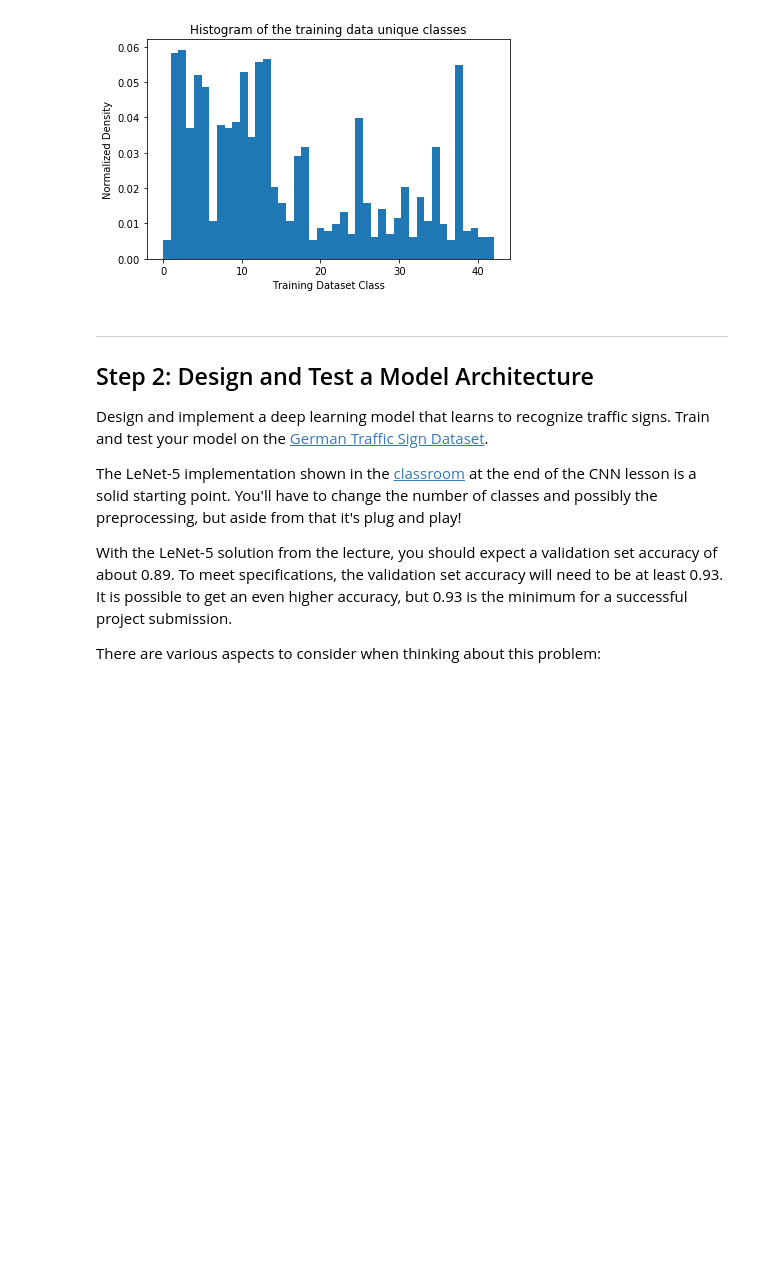
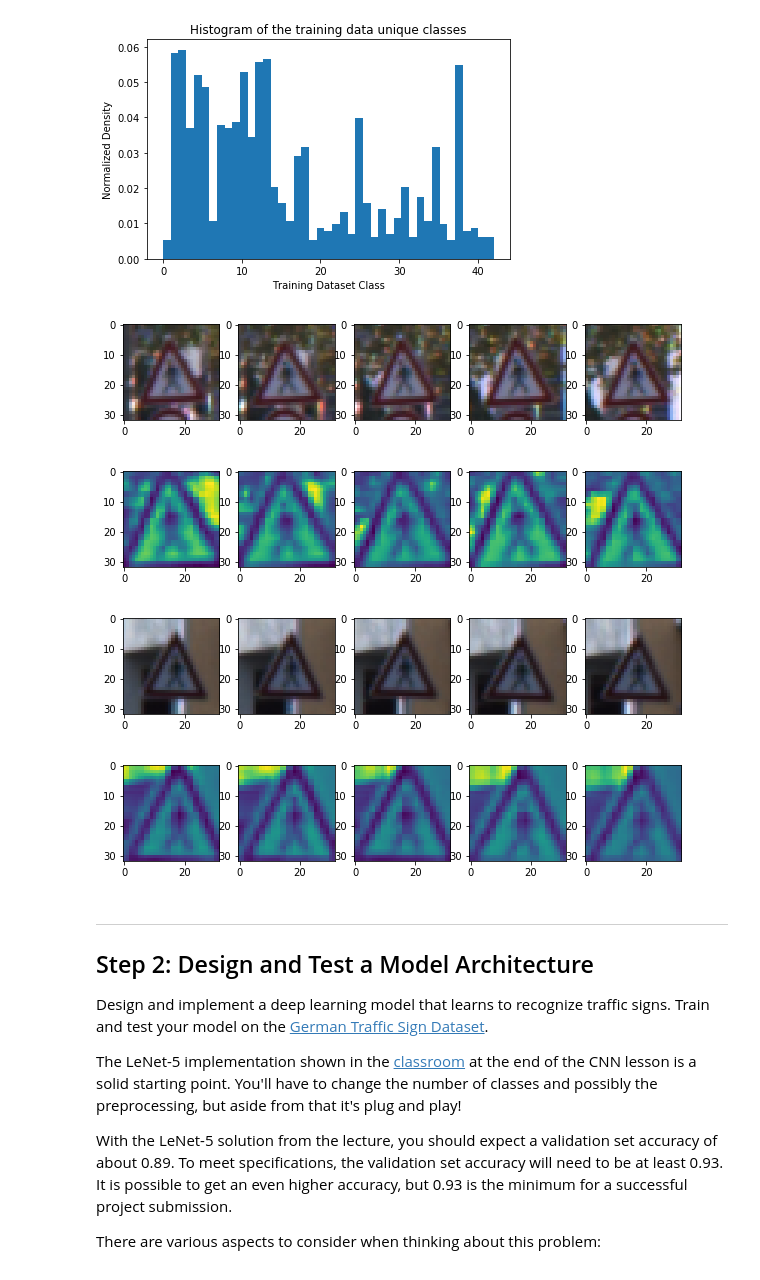
Before and after one commit to CHUCK-P/Traffic_Sign_Classifier, a Jupyter notebook: Traffic_Sign_Classifier.ipynb, the cells around one changed output. Cells and saved outputs as stored; diff of their text form; code cells hidden in the pictures; blank space fills up the shorter version.

```diff
--- a/Traffic_Sign_Classifier.ipynb
+++ b/Traffic_Sign_Classifier.ipynb
@@ -128,3 +168,36 @@ fig.savefig('plot1.png')
+# %%
+# Display random 5 images
+
+index = 27 # Choose a label to draw
+
+disp = [X_train[i] for i in range(len(y_train)) if (y_train[i]==index)]
+valid = [X_valid[i] for i in range(len(y_valid)) if (y_valid[i]==index)]
+
+fig = plt.figure(figsize=(10,10))
+for j in range(0,5):
+    plt.subplot(1,5,j+1)
+    plt.imshow(disp[j])
+
+fig1 = plt.figure(figsize=(10,10))
+for j in range(0,5):
+    plt.subplot(1,5,j+1)
+    plt.imshow(pipeline(disp[j]))
+
+fig2 = plt.figure(figsize=(10,10))
+for j in range(0,5):
+    plt.subplot(1,5,j+1)
+    plt.imshow(valid[j])
+
+fig3 = plt.figure(figsize=(10,10))
+for j in range(0,5):
+    plt.subplot(1,5,j+1)
+    rotate = pipeline(valid[j])
+    plt.imshow(rotate)
+# %% [output]
+[figure, added]
+[figure, added]
+[figure, added]
+[figure, added]
 # %% [markdown]
 ----
 
```
Also changed, not shown: parts of 9 cells of this notebook.
